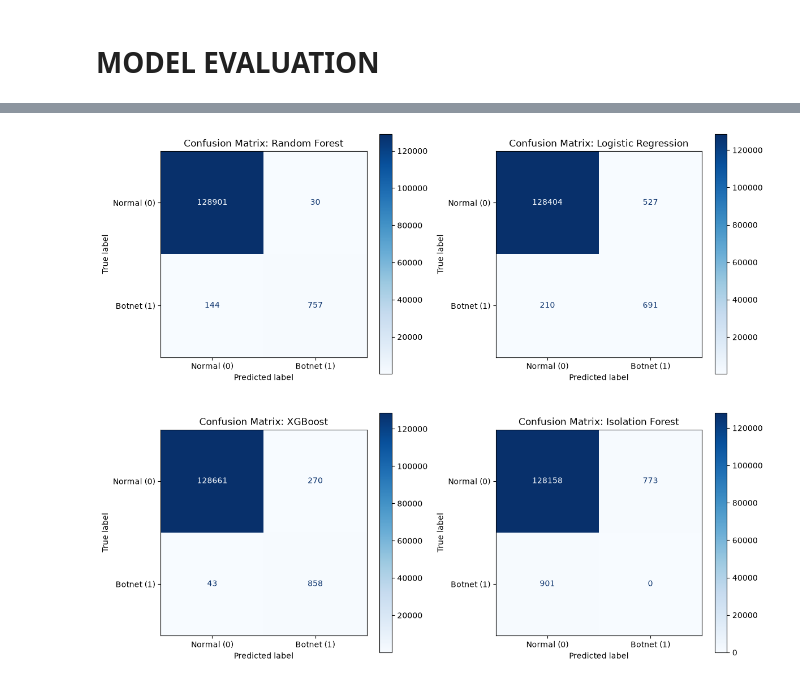
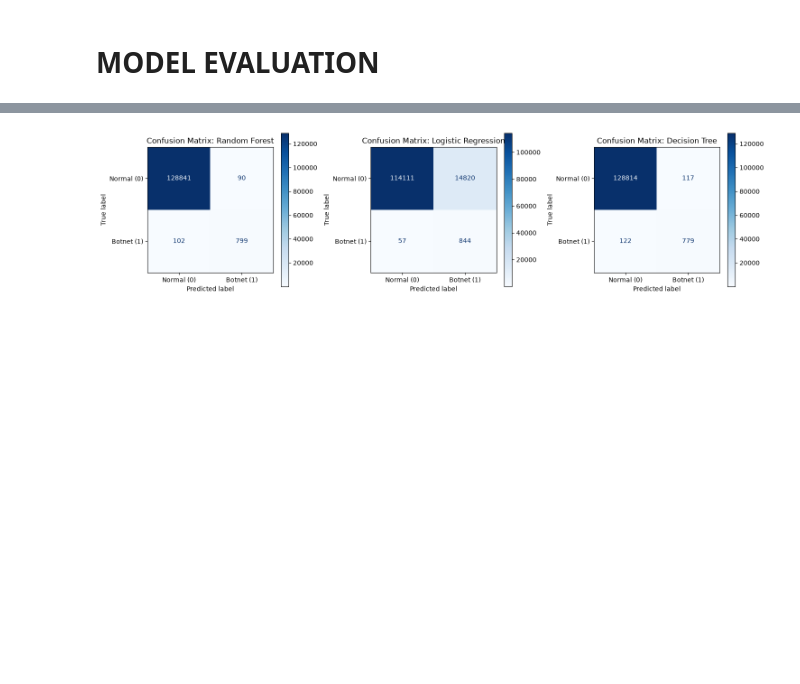
Before and after one commit to andco95/AI4C-25-26, a Jupyter notebook: notebooks/AI4C_Project.ipynb, the cells around one changed output, grey strips where cells are left out. Saved outputs shown, nothing was run; the diff lists cells and outputs as text; code cells hidden in the pictures; blank space fills up the shorter version.

Commit message:
implement code changes to enhance functionality and improve performance

```diff
--- a/notebooks/AI4C_Project.ipynb
+++ b/notebooks/AI4C_Project.ipynb
@@ -272,14 +292,18 @@ for col in categorical_cols:
     df[col] = df[col].astype(str).str.strip()
 
 #remove columns probably data leakage
-cols_to_drop = ['Label', 'Target', 'Dir', 'SrcAddr', 'DstAddr']
+cols_to_drop = ['Label', 'Target', 'Dir', 'SrcAddr', 'DstAddr', 'Sport']
 
 #definition of X: features, y: target
 X = df.drop(columns=cols_to_drop)
 y = df['Target']
 
+categorical_features_raw = ['Proto', 'State', 'Dport']
+categorical_features_cat = ['Proto', 'State', 'Dport_cat']
+
 print(f"Selected numerical features: {numerical_features}")
-print(f"Selected categorical features: {categorical_features}")
+print(f"Selected categorical features (raw): {categorical_features_raw}")
+print(f"Selected categorical features (IANA): {categorical_features_cat}")
 
 #pipeline preprocessing
 numerical_transformer = Pipeline(steps=[
@@ -293,10 +317,18 @@ categorical_transformer = Pipeline(steps=[
 ])
 
 #union transformers in a preprocessor
-preprocessor = ColumnTransformer(
+preprocessor_raw = ColumnTransformer(
     transformers=[
         ('num', numerical_transformer, numerical_features),
-        ('cat', categorical_transformer, categorical_features)
+        ('cat', categorical_transformer, categorical_features_raw)
+    ],
+    remainder='drop' #remove columns not specified
+)
+
+preprocessor_cat = ColumnTransformer(
+    transformers=[
+        ('num', numerical_transformer, numerical_features),
+        ('cat', categorical_transformer, categorical_features_cat)
     ],
     remainder='drop' #remove columns not specified
 )
@@ -358,54 +429,28 @@ Pipelines created successfully.
 # MODEL EVALUATION
 # %%
 models = {
-    'Random Forest': rf_pipeline,
-    'Logistic Regression': lr_pipeline,
-    'XGBoost': xgb_pipeline,
-    'Isolation Forest': iso_forest_pipeline,
+    'Random Forest': rf_pipeline_raw,
+    'Logistic Regression': lr_pipeline_raw,
+    'Decision Tree': dt_pipeline_raw,
 }
 
-#5-fold stratified cross-validation, shuffle=True to randomize data order
-skf = StratifiedKFold(n_splits=5, shuffle=True, random_state=42)
+#10-fold stratified cross-validation, shuffle=True to randomize data order
+skf = StratifiedKFold(n_splits=10, shuffle=True, random_state=42)
 results_list = []
 #dict to save predictions for confusion matrix
 y_predicted_dict = {}
+
+#salvo metriche per ogni fold per ogni modello
+fold_metrics_dict = {}
 
 plt.figure(figsize=(10, 6))
 
 for name, pipeline in models.items():
   print(f"Evaluation in progress for {name}...")
 
-  if name == 'Isolation Forest':
-    #create empty arrays for scores and predictions
-    scores = np.zeros(len(X))
-    y_predicted = np.zeros(len(X))
-
-    #split data into train and test sets for each fold
-    for train_idx, test_idx in skf.split(X, y):
-      #allocation of train and test sets data into variables
-      X_train = X.iloc[train_idx]
-      X_test = X.iloc[test_idx]
-
-      #clone new pipeline to avoid data leakage
-      fold_pipe = clone(pipeline)
-
-      #training
-      fold_pipe.fit(X_train)
-
-      #predictions: 1 Normale, -1 Botnet
-      raw_predictions = fold_pipe.predict(X_test)
-      y_predicted[test_idx] = np.where(raw_predictions == -1, 1, 0)
-
-      #decision function: more negative values = more anomalous
-      scores[test_idx] = fold_pipe.decision_function(X_test)
-
-    #invert sign for PR curve, higher value = more anomalous
-    y_probability = -scores
-
-  else:
-    y_predicted = cross_val_predict(pipeline, X, y, cv=skf, method='predict', n_jobs=-1)
-    #botnet probability
-    y_probability = cross_val_predict(pipeline, X, y, cv=skf, method='predict_proba', n_jobs=-1)[:, 1]
+  y_predicted = cross_val_predict(pipeline, X, y, cv=skf, method='predict', n_jobs=-1)
+  #botnet probability
+  y_probability = cross_val_predict(pipeline, X, y, cv=skf, method='predict_proba', n_jobs=-1)[:, 1]
 
   #save predictions for confusion matrix
   y_predicted_dict[name] = y_predicted
@@ -428,25 +473,14 @@ for name, pipeline in models.items():
     precision_curve_fold, recall_curve_fold, _ = precision_recall_curve(y_test_fold, y_probability_fold)
     fold_pr_auc.append(auc(recall_curve_fold, precision_curve_fold))
 
-  '''
-  #metric calculation
-  precision = precision_score(y, y_predicted, pos_label=1, zero_division=0)
-  recall = recall_score(y, y_predicted, pos_label=1, zero_division=0)
-  f1 = f1_score(y, y_predicted, pos_label=1, zero_division=0)
-  '''
+  # save fold metrics for the current model
+  fold_metrics_dict[name] = {
+    'F1-Score (Botnet)': fold_f1s,
+    'PR-AUC': fold_pr_auc
+  }
 
   precision_curve, recall_curve, threshold = precision_recall_curve(y, y_probability)
   pr_auc = auc(recall_curve, precision_curve)
-
-  '''
-  results_list.append({
-      'Model': name,
-      'Precision (Botnet)': round(precision, 4),
-      'Recall (Botnet)': round(recall, 4),
-      'F1-Score (Botnet)': round(f1, 4),
-      'PR-AUC': round(pr_auc, 4),
-  })
-  '''
 
   results_list.append({
     'Model': name,
@@ -483,7 +517,7 @@ plt.tight_layout()
 plt.show()
 
 #output confusion matrix
-fig, axes = plt.subplots(2, 2, figsize=(12,10))
+fig, axes = plt.subplots(1, len(models), figsize=(5 * len(models), 4))
 axes = axes.flatten()
 
 for i, (name, y_predicted) in enumerate (y_predicted_dict.items()):
@@ -512 +544 @@ Logistic Regression    0.5685 ± 0.0319 0.7669 ± 0.0310   0.6525 ± 0.0282 0.77
-[figure, old version]
+[figure, new version]
```
Also changed, not shown: parts of 11 cells of this notebook.
